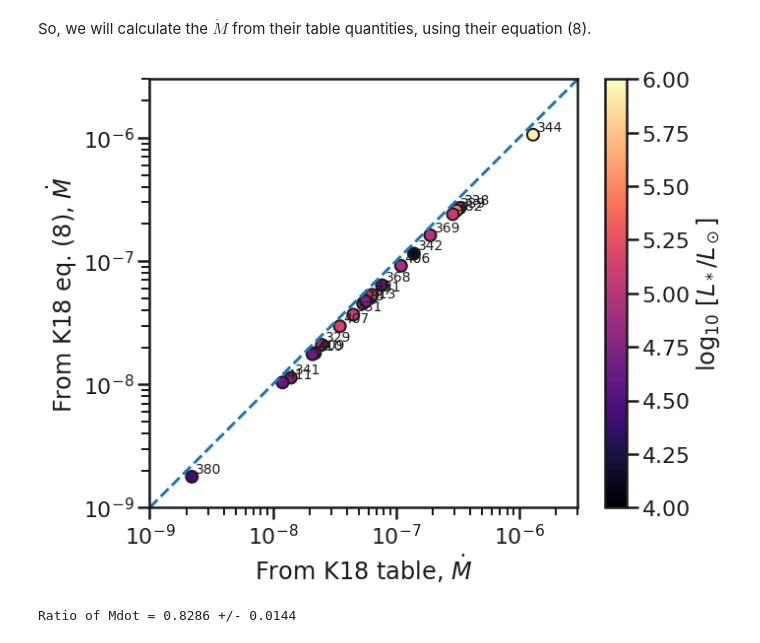
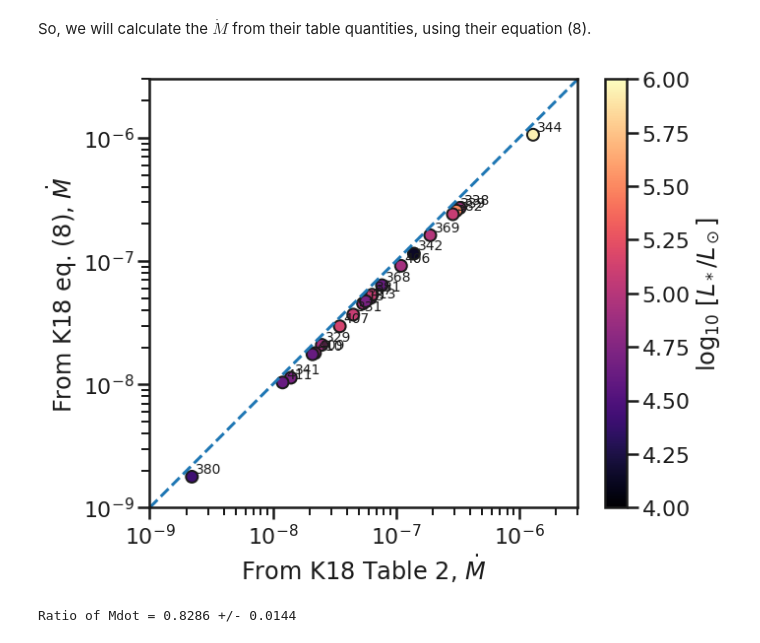
Before and after one commit to div-B-equals-0/dust-wave-case-studies, a Jupyter notebook: Kobulnicky-samples.ipynb, the cells around one changed output. Cells and saved outputs as stored; diff of their text form; code cells hidden in the pictures.

```diff
--- a/Kobulnicky-samples.ipynb
+++ b/Kobulnicky-samples.ipynb
@@ -979,28 +975,28 @@ k18tab['Mdot2'] = 1.67e-28*k18tab['R_0,as']**2 * k18tab['D'] * k18tab['Va']**2 *
 # %%
 fig, ax = plt.subplots(figsize=(10, 8))
 xx, yy = k18tab['Mdot'], k18tab['Mdot2']
 c = ax.scatter(xx, yy,
                c=4.0 + np.log10(k18tab['Lum.']), cmap='magma', vmin=4.0, vmax=6.0,
                edgecolors='k', alpha=1.0)
 fig.colorbar(c, ax=ax).set_label(r'$\log_{10}\ \left[L_* / L_\odot \right]$')
 for id_, x, y in zip(k18tab['ID'], xx, yy):
     ax.annotate(
         str(id_), (x, y), fontsize='xx-small',
         xytext=(4,4), textcoords='offset points',
                )
 fmin, fmax = 1e-9, 3e-6
 ax.plot([fmin, fmax], [fmin, fmax], ls='--')
 ax.set(
     xscale='log', yscale='log',
     xlim=[fmin, fmax], ylim=[fmin, fmax],
-    xlabel=r'From K18 table, $\dot M$',
+    xlabel=r'From K18 Table 2, $\dot M$',
     ylabel=r'From K18 eq. (8), $\dot M$',
 )
 ax.set_aspect('equal')
 fig.savefig('K18-mdot-internal-comparison.pdf')
 None
 # %% [output]
-[figure, old version]
+[figure, new version]
 # %%
 k18tab['Md/Md'] = k18tab['Mdot2']/k18tab['Mdot']
 print(f"Ratio of Mdot = {k18tab['Md/Md'].mean():.4f} +/- {k18tab['Md/Md'].std():.4f}")
```
Also changed, not shown: parts of 12 cells of this notebook, 16 other files.
